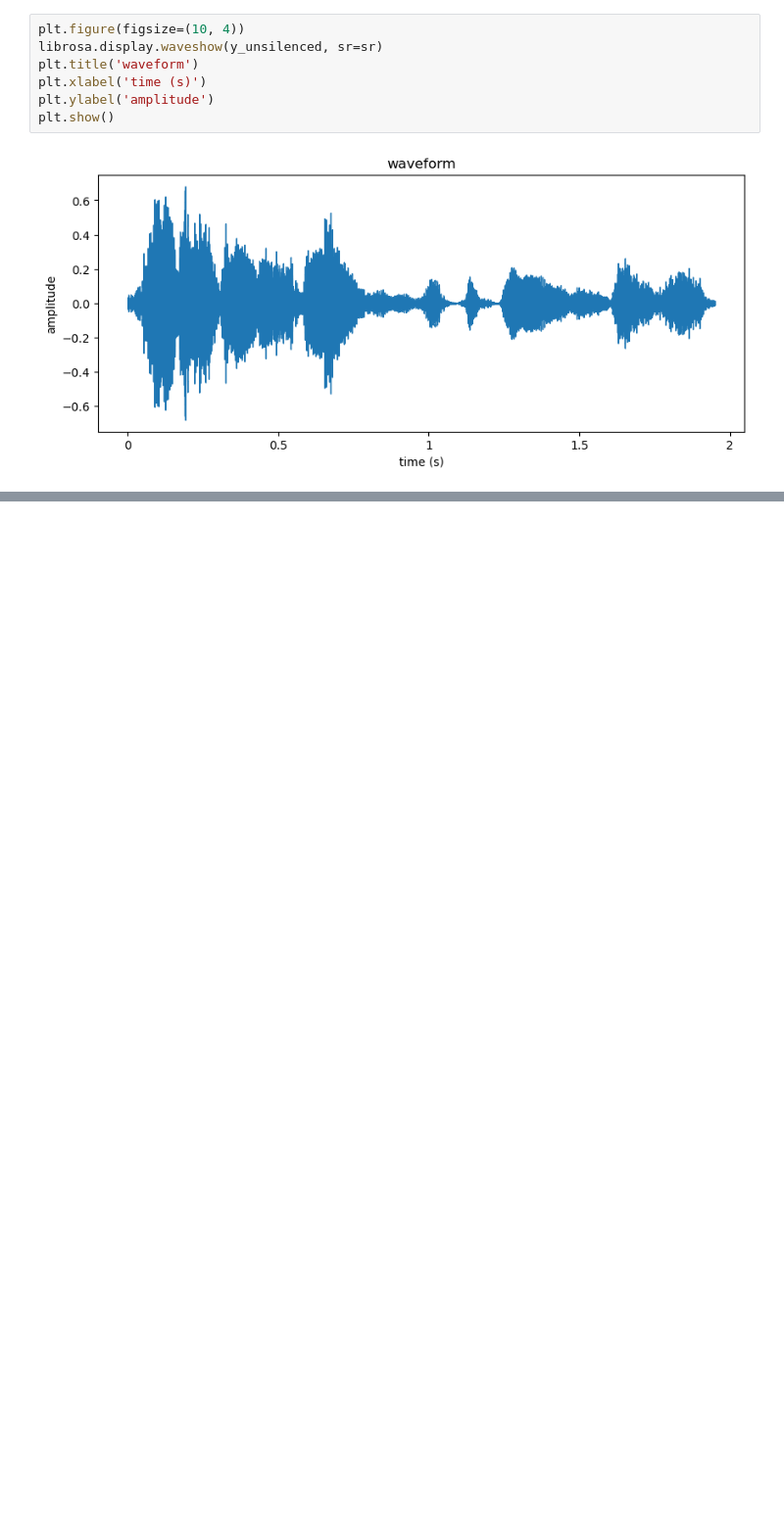
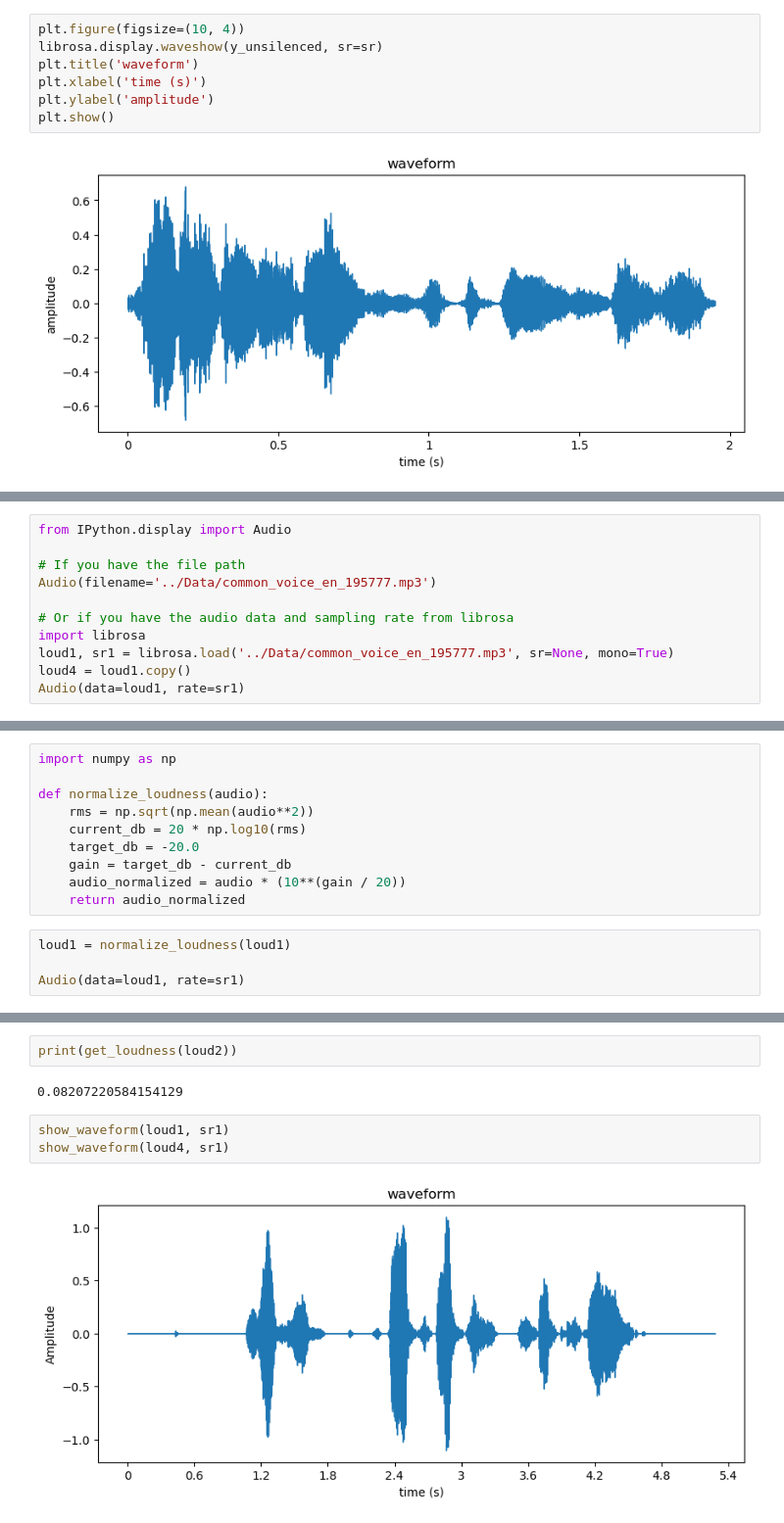
Before and after one commit to Karimgebril09/Speaker_gender_age_recognition, a Jupyter notebook: Notebooks/age.ipynb, the cells around one changed output, grey strips where cells are left out. Shown at 98% size. Cells and saved outputs as stored; diff of their text form; blank space fills up the shorter version.

```diff
--- a/Notebooks/age.ipynb
+++ b/Notebooks/age.ipynb
@@ -106,0 +88,11 @@ wav.head()
+# %%
+from IPython.display import Audio
+
+# If you have the file path
+Audio(filename='../Data/common_voice_en_195777.mp3')
+
+# Or if you have the audio data and sampling rate from librosa
+import librosa
+loud1, sr1 = librosa.load('../Data/common_voice_en_195777.mp3', sr=None, mono=True)
+loud4 = loud1.copy()
+Audio(data=loud1, rate=sr1)
@@ -106,0 +115,14 @@ wav.head()
+# %%
+import numpy as np
+
+def normalize_loudness(audio):
+    rms = np.sqrt(np.mean(audio**2))
+    current_db = 20 * np.log10(rms)
+    target_db = -20.0
+    gain = target_db - current_db
+    audio_normalized = audio * (10**(gain / 20))
+    return audio_normalized
+# %%
+loud1 = normalize_loudness(loud1)
+
+Audio(data=loud1, rate=sr1)
@@ -106,0 +141,9 @@ wav.head()
+# %%
+print(get_loudness(loud2))
+# %% [output]
+0.08207220584154129
+# %%
+show_waveform(loud1, sr1)
+show_waveform(loud4, sr1)
+# %% [output]
+[figure, added]
```
Also changed, not shown: parts of 21 cells of this notebook.
